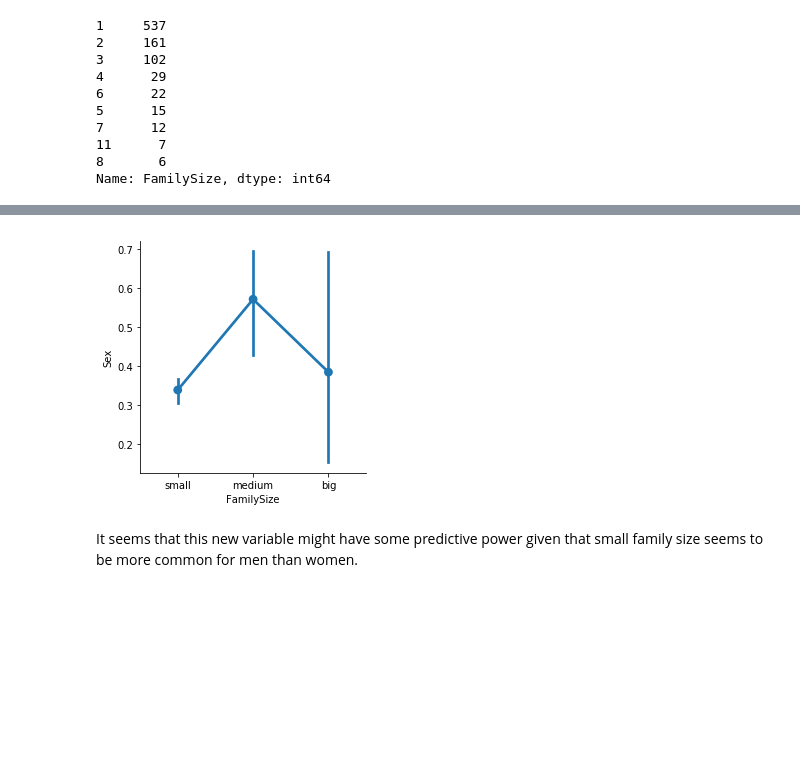
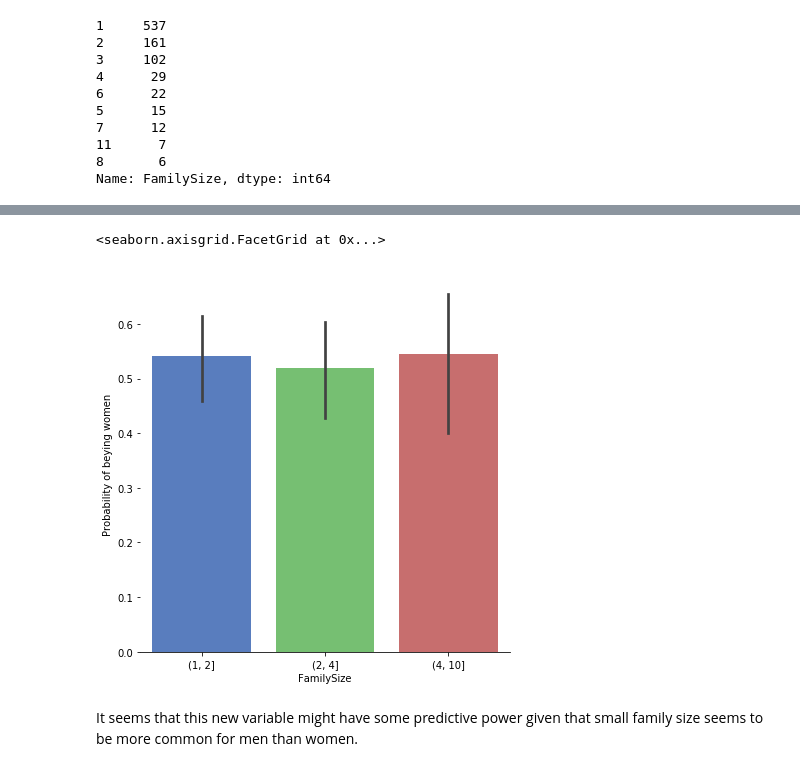
Before and after one commit to QuarKUS7/EY, a Jupyter notebook: model.ipynb, the cells around one changed output, grey strips where cells are left out. Drawn from its saved outputs; the diff is of its cells as text; code cells hidden in the pictures; blank space fills up the shorter version.

```diff
--- a/model.ipynb
+++ b/model.ipynb
@@ -12,8 +13,8 @@ import matplotlib.pyplot as plt
 #import of data in csv file from github
 #comma separated
 # %%
-url = "https://github.com/QuarKUS7/EY/blob/master/train.csv"
-data = pd.read_csv("/home/peter/EY/train.csv", sep=',')
+url = "https://raw.githubusercontent.com/QuarKUS7/EY/master/train.csv"
+data = pd.read_csv(url)
 # %%
 data.shape
 # %% [output]
@@ -131,0 +134,2 @@ data.head()
+# %%
+data['Fare'] = data['Fare'].transform(lambda x: np.log(x) if x > 0 else 0)
@@ -182,8 +262,10 @@ Name: FamilySize, dtype: int64
 # %%
-data['FamilySize'] = pd.cut(data['FamilySize'], 3, labels=["small", "medium", "big"])
+data['FamilySize'] = pd.cut(data['FamilySize'], [0,1, 2, 4,10])
 # %%
-sns.factorplot(x="FamilySize", y="Sex", data=data);
+sns.factorplot(x="FamilySize",y="Sex",data=data,kind="bar", size = 6 ,
+palette = "muted").despine(left=True).set_ylabels("Probability of beying women")
 # %% [output]
+<seaborn.axisgrid.FacetGrid at 0x...>
-[figure, old version]
+[figure, new version]
 # %% [markdown]
 It seems that this new variable might have some predictive power given that small family size seems to be more common for men than women.
```
Also changed, not shown: parts of 47 cells of this notebook.
